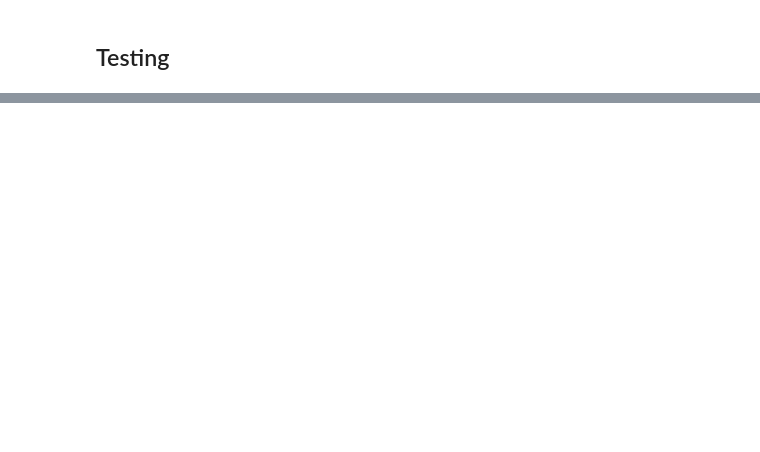
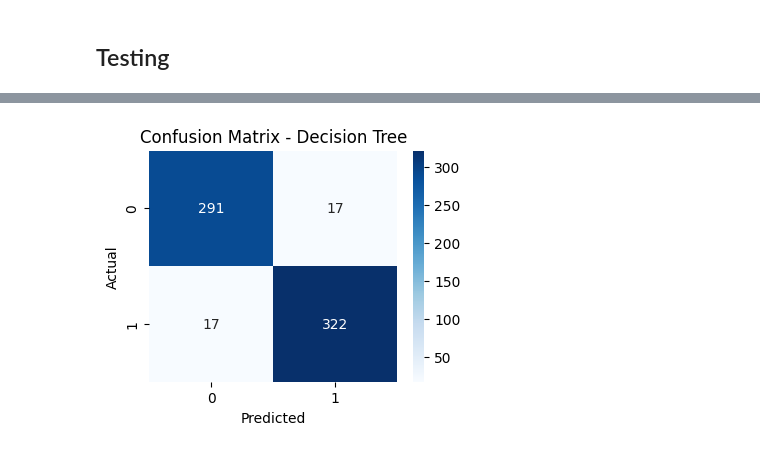
Before and after one commit to RizkyMlana/Data-Science-Classification, a Jupyter notebook: notebooks/model.ipynb, the cells around one changed output, grey strips where cells are left out. Cells and saved outputs as stored; diff of their text form; code cells hidden in the pictures; blank space fills up the shorter version.

Commit message:
Confusional Matrix dan Testing

```diff
--- a/notebooks/model.ipynb
+++ b/notebooks/model.ipynb
@@ -155,3 +175,15 @@ Nilai k terbaik: 7 dengan akurasi 0.95
 weighted avg       0.95      0.95      0.95       647
 # %% [markdown]
 ## Testing
+# %%
+def plot_conf_matrix(model_name, y_true, y_pred):
+    cm = confusion_matrix(y_true, y_pred)
+    plt.figure(figsize=(4,3))
+    sns.heatmap(cm, annot=True, fmt='d', cmap='Blues')
+    plt.title(f'Confusion Matrix - {model_name}')
+    plt.xlabel('Predicted')
+    plt.ylabel('Actual')
+    plt.show()
+
+# Contoh untuk SVM
+plot_conf_matrix("SVM", y_test, y_pred_svm)
@@ -157,0 +192,5 @@ weighted avg       0.95      0.95      0.95       647
+# %%
+# Untuk Decision Tree
+plot_conf_matrix("Decision Tree", y_test, y_pred_tree)
+# %% [output]
+[figure, added]
```
Also changed, not shown: parts of 8 cells of this notebook.
